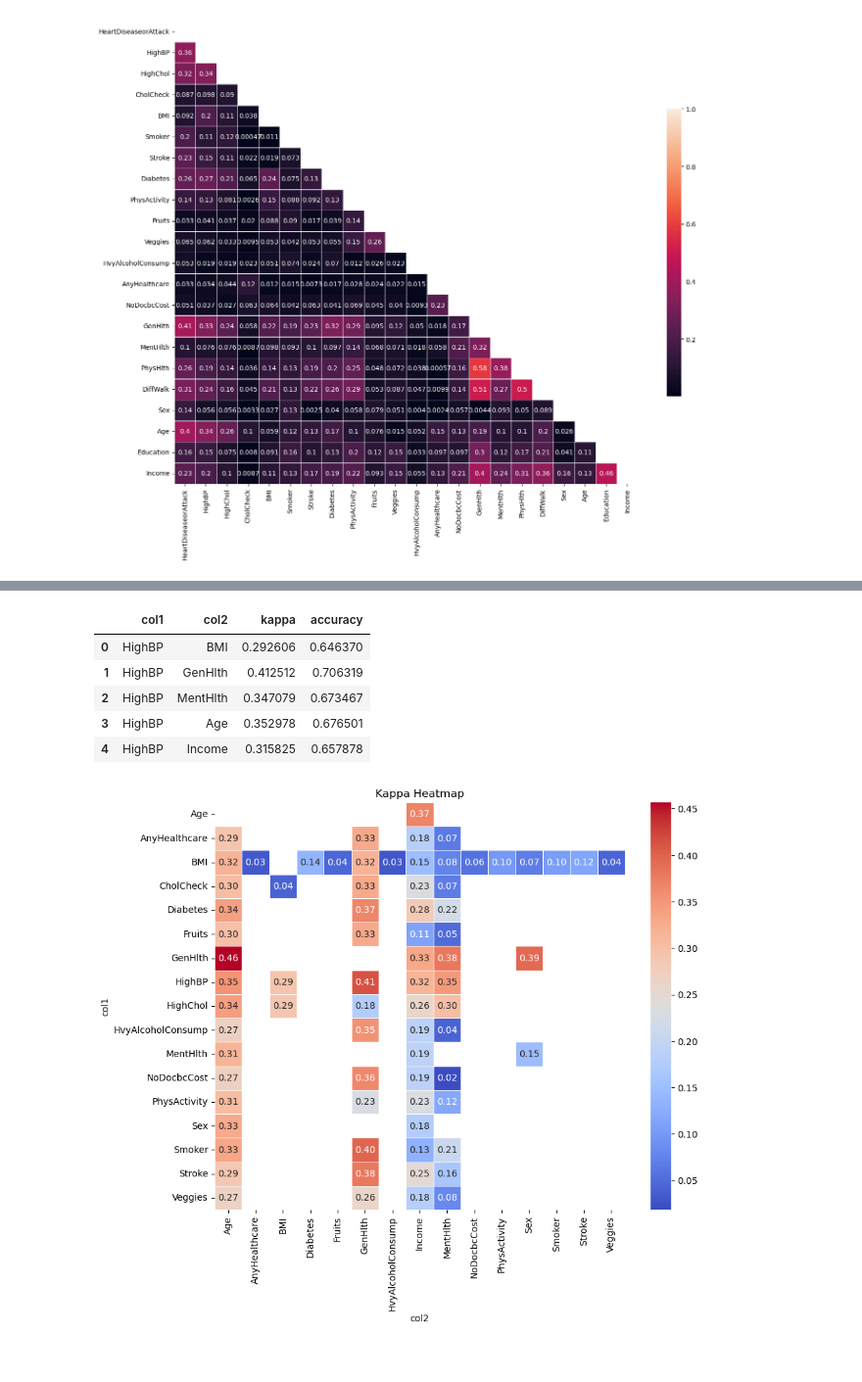
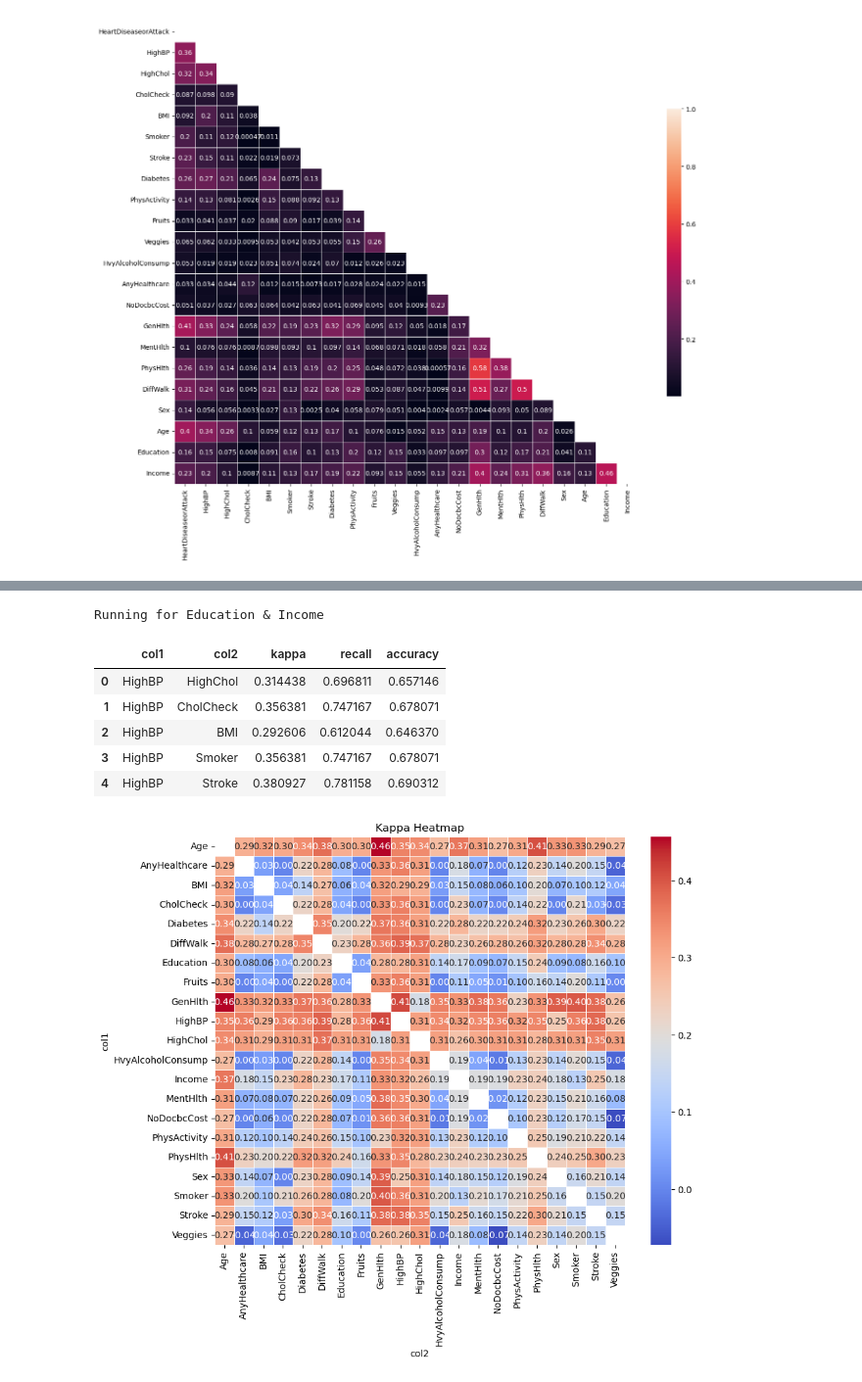
Before and after one commit to owen-george/Heart_Attack_ML-Model, a Jupyter notebook: notebooks/load_and_resample_owen.ipynb, the cells around one changed output, grey strips where cells are left out. Shown at 98% size. Saved outputs shown, nothing was run; the diff lists cells and outputs as text; code cells hidden in the pictures.

```diff
--- a/notebooks/load_and_resample_owen.ipynb
+++ b/notebooks/load_and_resample_owen.ipynb
@@ -241,25 +390,0 @@ Cohen's Kappa: 0.3828
-# %%
-#Normalise all columns to be 0-1
-normalizer = MinMaxScaler()
-normalizer.fit(x_train)
-
-x_train_norm = normalizer.transform(x_train)
-x_test_norm = normalizer.transform(x_test)
-
-x_train_norm = pd.DataFrame(x_train_norm, columns=x_train.columns, index=x_train.index )
-x_test_norm = pd.DataFrame(x_test_norm, columns=x_test.columns, index=x_test.index)
-
-
-# Evaluate the model on the test set
-for i in range(5, 21):
-    print(f"For n_neighbors: {i}")
-    knn = KNeighborsClassifier(n_neighbors=i, weights="distance")
-    knn.fit(x_train_norm, y_train)
-    y_pred = knn.predict(x_test)
-    cm = confusion_matrix(y_test, y_pred)
-    kappa = cohen_kappa_score(y_test, y_pred)
-
-    print(f" Accuracy: {100*((cm[0][0]+cm[1][1])/(sum(cm[0])+sum(cm[1]))): .2f}%")
-    print(f"Cohen's Kappa: {kappa:.4f}")
-    #print(cm)
-    print()
@@ -363,26 +475,23 @@ Cohen's Kappa: 0.3678
 # %%
-result_df = pd.DataFrame.from_dict(result_dict, orient='index')
-result_df = result_df.reset_index()
-result_df = result_df[['col1', 'col2', 'kappa', 'accuracy']]
+result_df = test_col_pairs(resampled_df)
 result_df.head()
 # %% [output]
+Running for Education & Income
-|  | col1 | col2 | kappa | accuracy |
-| 0 | HighBP | BMI | 0.292606 | 0.646370 |
-| 1 | HighBP | GenHlth | 0.412512 | 0.706319 |
-| 2 | HighBP | MentHlth | 0.347079 | 0.673467 |
-| 3 | HighBP | Age | 0.352978 | 0.676501 |
-| 4 | HighBP | Income | 0.315825 | 0.657878 |
+|  | col1 | col2 | kappa | recall | accuracy |
+| 0 | HighBP | HighChol | 0.314438 | 0.696811 | 0.657146 |
+| 1 | HighBP | CholCheck | 0.356381 | 0.747167 | 0.678071 |
+| 2 | HighBP | BMI | 0.292606 | 0.612044 | 0.646370 |
+| 3 | HighBP | Smoker | 0.356381 | 0.747167 | 0.678071 |
+| 4 | HighBP | Stroke | 0.380927 | 0.781158 | 0.690312 |
 # %%
 heatmap_data = result_df.pivot(index='col1', columns='col2', values='kappa')
 
 # Create the heatmap
 plt.figure(figsize=(10, 8))  # Adjust the size if needed
 sns.heatmap(heatmap_data, annot=True, cmap='coolwarm', fmt='.2f', linewidths=0.5)
 
 # Show the plot
 plt.title('Kappa Heatmap')
-plt.xlabel('col2')
-plt.ylabel('col1')
 plt.show()
 # %% [output]
-[figure, old version]
+[figure, new version]
```
Also changed, not shown: parts of 23 cells of this notebook.
